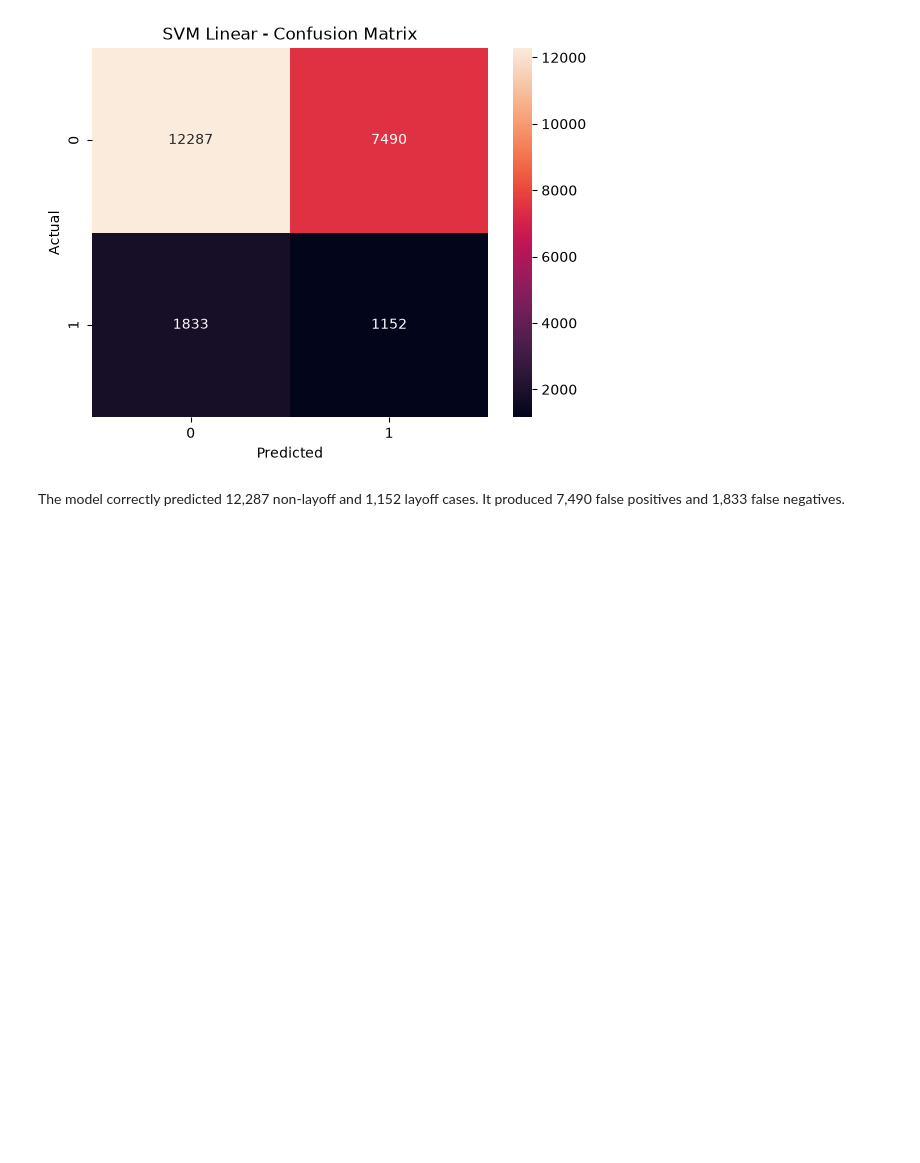
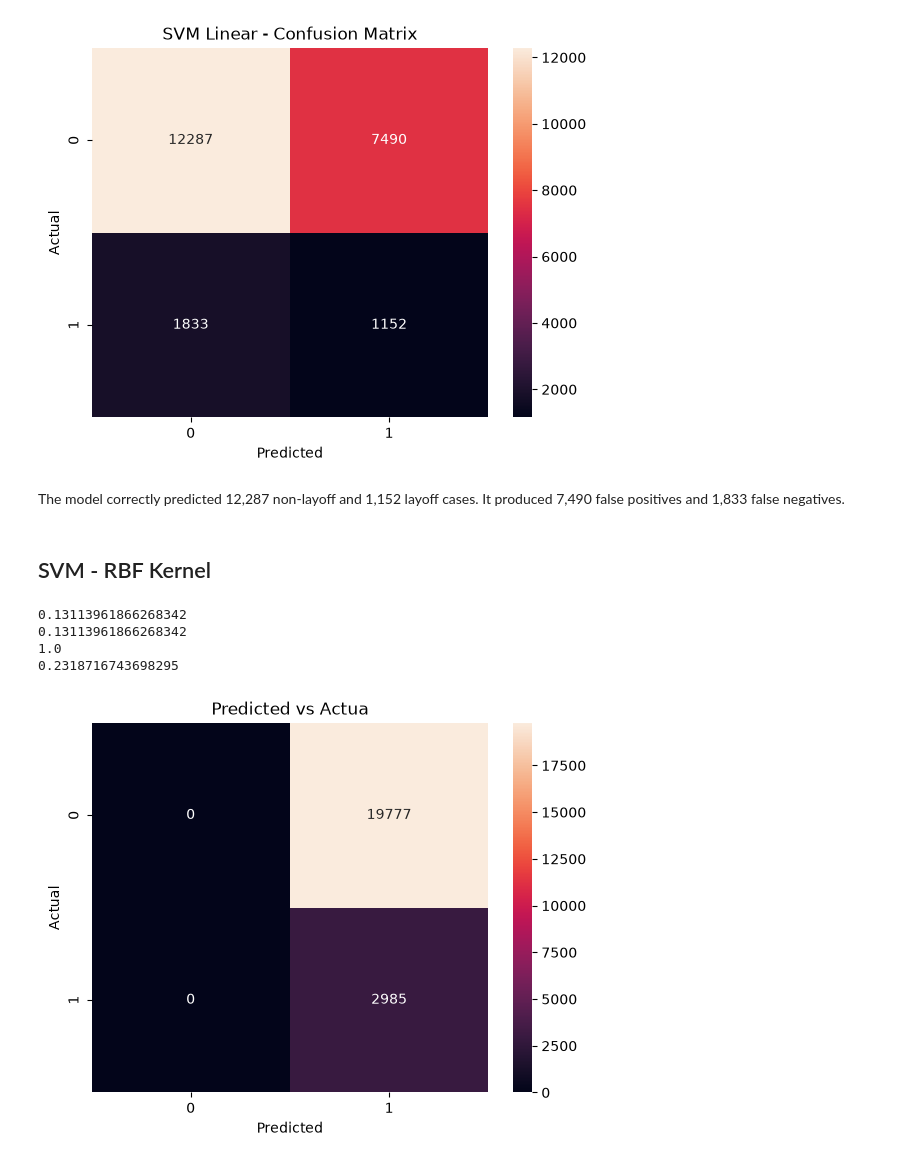
Before and after one commit to Suhani-codes18/Suhani-Task-2, a Jupyter notebook: Model_train_new.ipynb, the cells around one changed output. Drawn from its saved outputs; the diff is of its cells as text; code cells hidden in the pictures; blank space fills up the shorter version.

```diff
--- a/Model_train_new.ipynb
+++ b/Model_train_new.ipynb
@@ -434,3 +434,28 @@ plt.show()
 # %% [markdown]
 The model correctly predicted 12,287 non-layoff and 1,152 layoff cases.
 It produced 7,490 false positives and 1,833 false negatives.
+# %% [markdown]
+## SVM - RBF Kernel
+# %%
+svm_rbf = SVC(kernel='rbf',class_weight='balanced', max_iter=5000)
+svm_rbf.fit(X_layoff_train_scaled, y_train)
+y_pred_svm_rbf = svm_rbf.predict(X_layoff_test_scaled)
+# %%
+print(accuracy_score(y_test,y_pred_svm_rbf))
+print(precision_score(y_test, y_pred_svm_rbf, zero_division=0))
+print(recall_score(y_test, y_pred_svm_rbf, zero_division=0))
+print(f1_score(y_test,y_pred_svm_rbf, zero_division=0))
+# %% [output]
+0.13113961866268342
+0.13113961866268342
+1.0
+0.2318716743698295
+# %%
+cm= confusion_matrix(y_test, y_pred_svm_rbf)
+sns.heatmap(cm, annot=True, fmt='d')
+plt.xlabel("Predicted")
+plt.ylabel("Actual")
+plt.title("Predicted vs Actua")
+plt.show()
+# %% [output]
+[figure, added]
```
Also changed, not shown: parts of 1 cell of this notebook.
